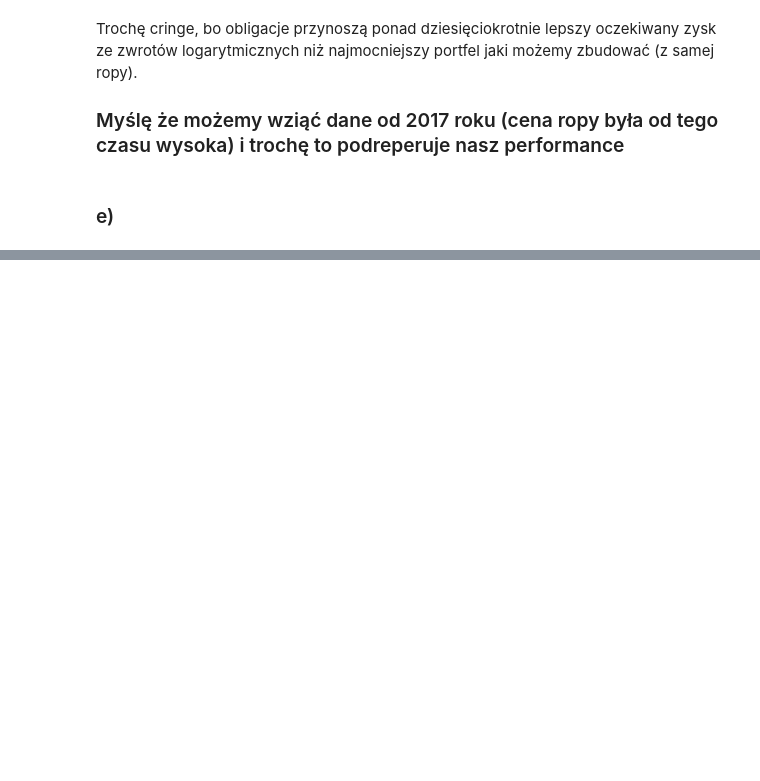
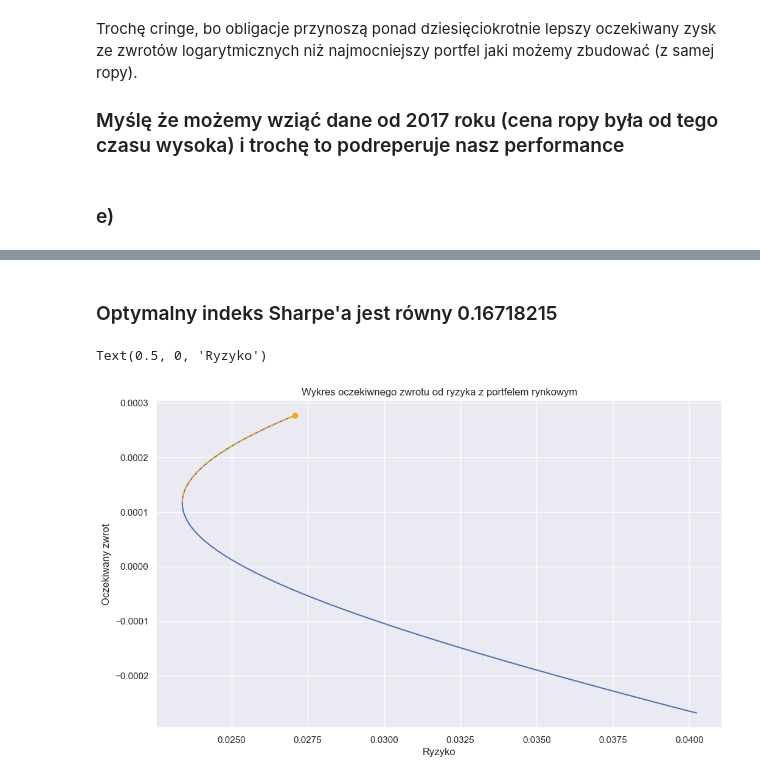
Before and after one commit to mjacobik/ORLEN-risk-management, a Jupyter notebook: Projekt 3 zad 1.ipynb, the cells around one changed output, grey strips where cells are left out. Cells and saved outputs as stored; diff of their text form; code cells hidden in the pictures; blank space fills up the shorter version.

```diff
--- a/Projekt 3 zad 1.ipynb
+++ b/Projekt 3 zad 1.ipynb
@@ -310,0 +383,15 @@ class Portfel_z_obligacjami:
+# %%
+rynkowy_wallet = Portfel(df, 1)
+# %% [markdown]
+### Optymalny indeks Sharpe'a jest równy 0.16718215
+# %%
+fig, ax = plt.subplots(1,1)
+ax.plot(risks, means, zorder=1)
+ax.scatter(rynkowy_wallet.risk,rynkowy_wallet.mean, c="orange", zorder=2)
+ax.plot(best_risks, best_means, linestyle='dashed', c="orange")
+ax.set_title('Wykres oczekiwnego zwrotu od ryzyka z portfelem rynkowym')
+ax.set_ylabel('Oczekiwany zwrot')
+ax.set_xlabel('Ryzyko')
+# %% [output]
+Text(0.5, 0, 'Ryzyko')
+[figure, added]
```
Also changed, not shown: parts of 22 cells of this notebook.
